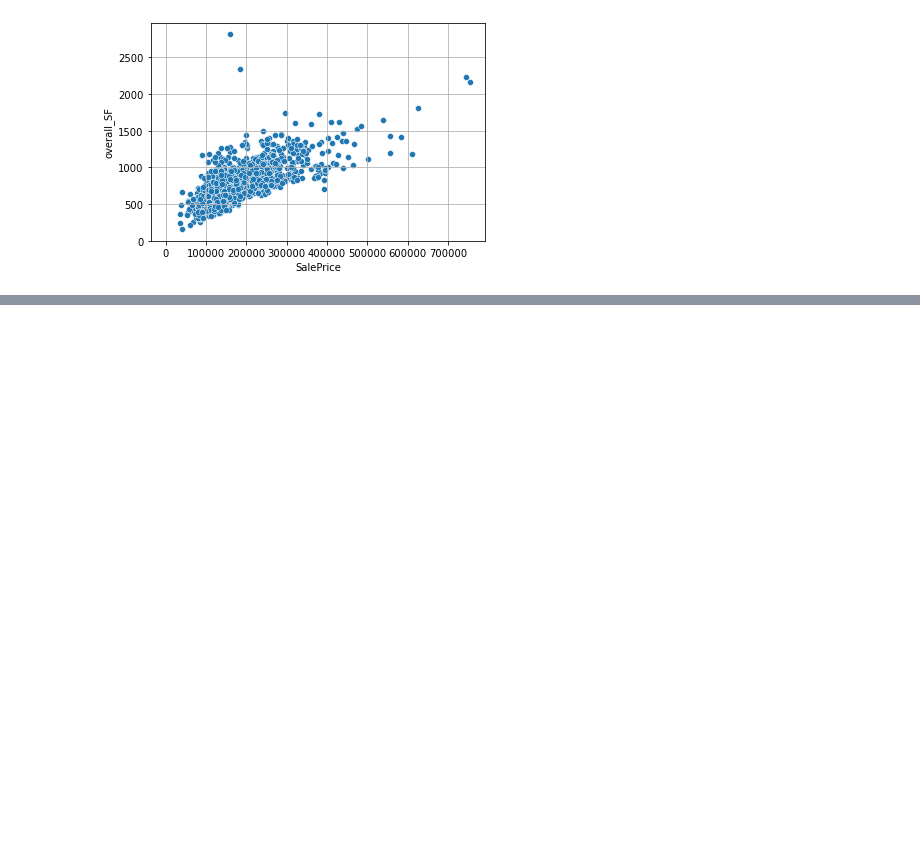
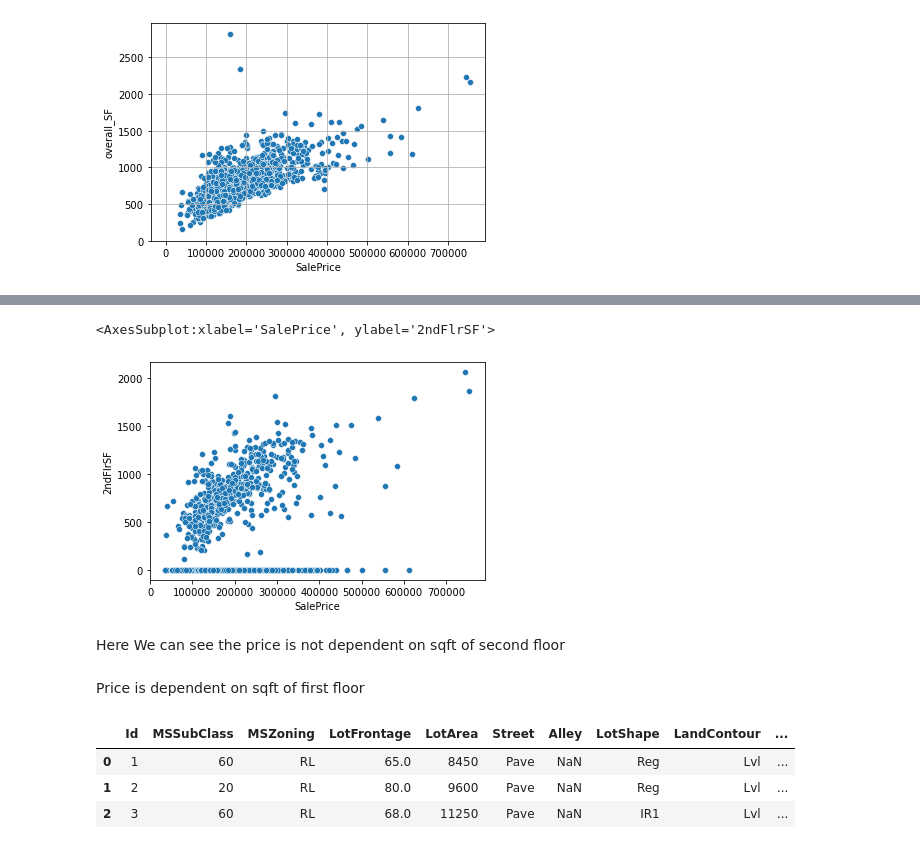
Before and after one commit to tosif91/machine_learning, a Jupyter notebook: basics/EDA_housing.ipynb, the cells around one changed output, grey strips where cells are left out. Saved outputs shown, nothing was run; the diff lists cells and outputs as text; code cells hidden in the pictures; blank space fills up the shorter version.

```diff
--- a/basics/EDA_housing.ipynb
+++ b/basics/EDA_housing.ipynb
@@ -159,0 +166,17 @@ sns.scatterplot(df.SalePrice, df.overall_SF,data=df)
+# %%
+
+sns.scatterplot(x='SalePrice', y='2ndFlrSF',data=df)
+# %% [output]
+<AxesSubplot:xlabel='SalePrice', ylabel='2ndFlrSF'>
+[figure, added]
+# %% [markdown]
+Here We can see the price is not dependent on sqft of second floor
+# %% [markdown]
+Price is dependent on sqft of first floor
+# %%
+df.head(3)
+# %% [output]
+|  | Id | MSSubClass | MSZoning | LotFrontage | LotArea | Street | Alley | LotShape | LandContour | ... |
+| 0 | 1 | 60 | RL | 65.0 | 8450 | Pave | NaN | Reg | Lvl | ... |
+| 1 | 2 | 20 | RL | 80.0 | 9600 | Pave | NaN | Reg | Lvl | ... |
+| 2 | 3 | 60 | RL | 68.0 | 11250 | Pave | NaN | IR1 | Lvl | ... |
```
Also changed, not shown: parts of 7 cells of this notebook.
